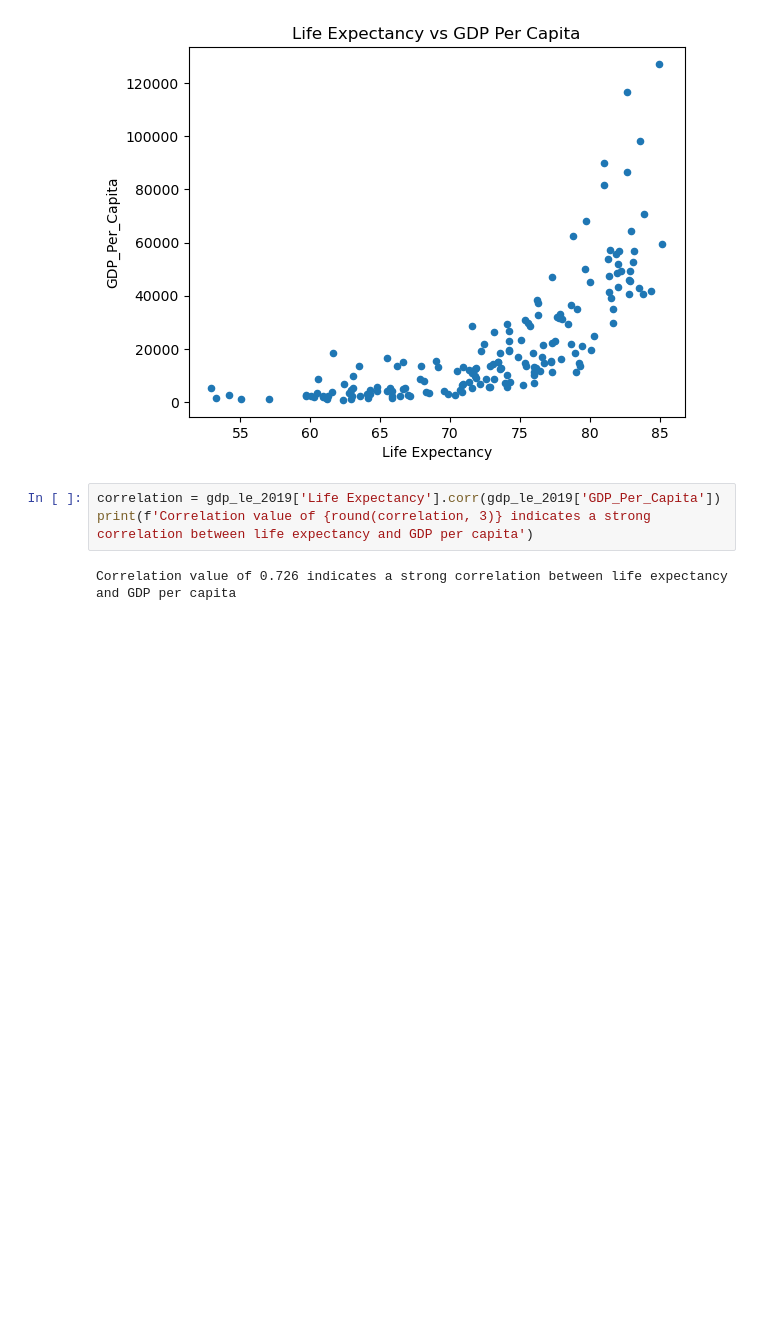
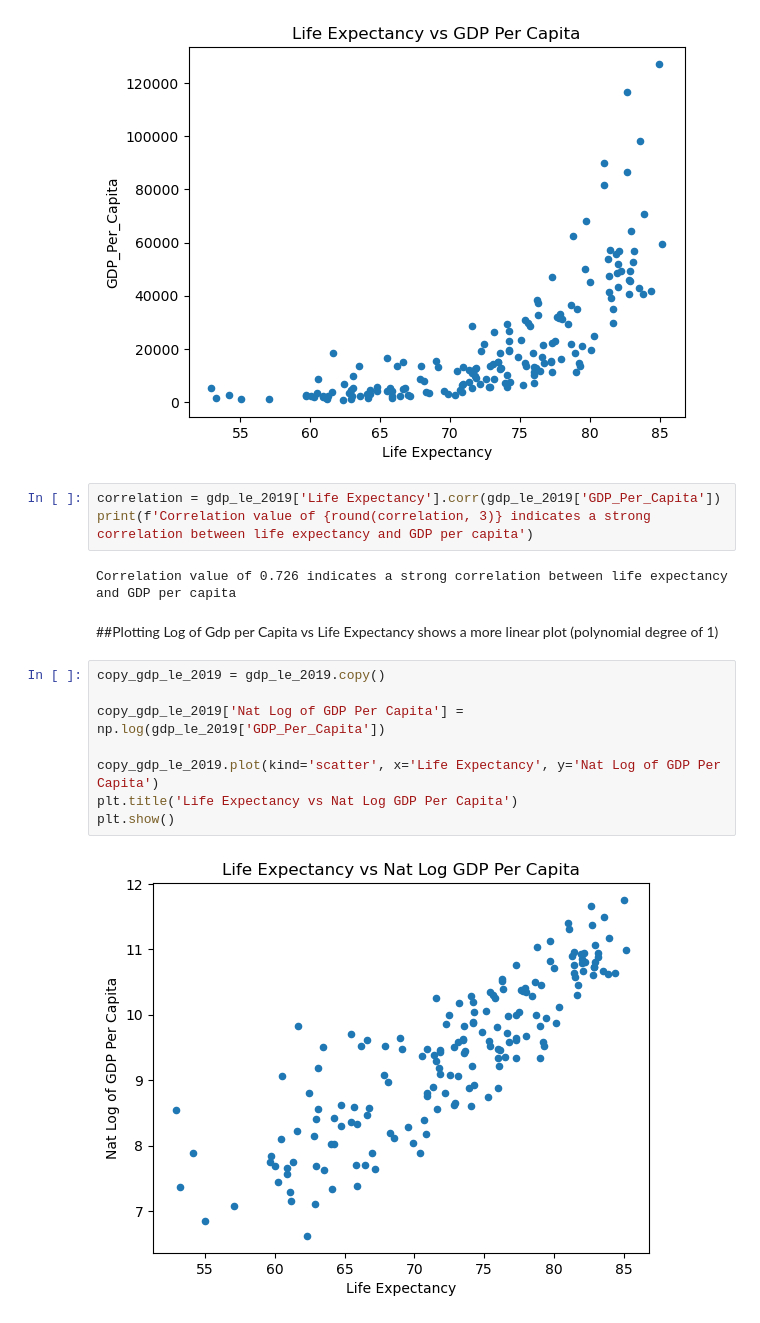
Before and after one commit to nss-data-science-cohort-7/un-exploration-shanks-t, a Jupyter notebook: notebooks/UN_Data_Exploration.ipynb, the cells around one changed output. Drawn from its saved outputs; the diff is of its cells as text; blank space fills up the shorter version.

```diff
--- a/notebooks/UN_Data_Exploration.ipynb
+++ b/notebooks/UN_Data_Exploration.ipynb
@@ -285,3 +285,15 @@ correlation = gdp_le_2019['Life Expectancy'].corr(gdp_le_2019['GDP_Per_Capita'])
 print(f'Correlation value of {round(correlation, 3)} indicates a strong correlation between life expectancy and GDP per capita')
 # %% [output]
 Correlation value of 0.726 indicates a strong correlation between life expectancy and GDP per capita
+# %% [markdown]
+##Plotting Log of Gdp per Capita vs Life Expectancy shows a more linear plot (polynomial degree of 1)
+# %%
+copy_gdp_le_2019 = gdp_le_2019.copy()
+
+copy_gdp_le_2019['Nat Log of GDP Per Capita'] = np.log(gdp_le_2019['GDP_Per_Capita'])
+
+copy_gdp_le_2019.plot(kind='scatter', x='Life Expectancy', y='Nat Log of GDP Per Capita')
+plt.title('Life Expectancy vs Nat Log GDP Per Capita')
+plt.show()
+# %% [output]
+[figure, added]
```
